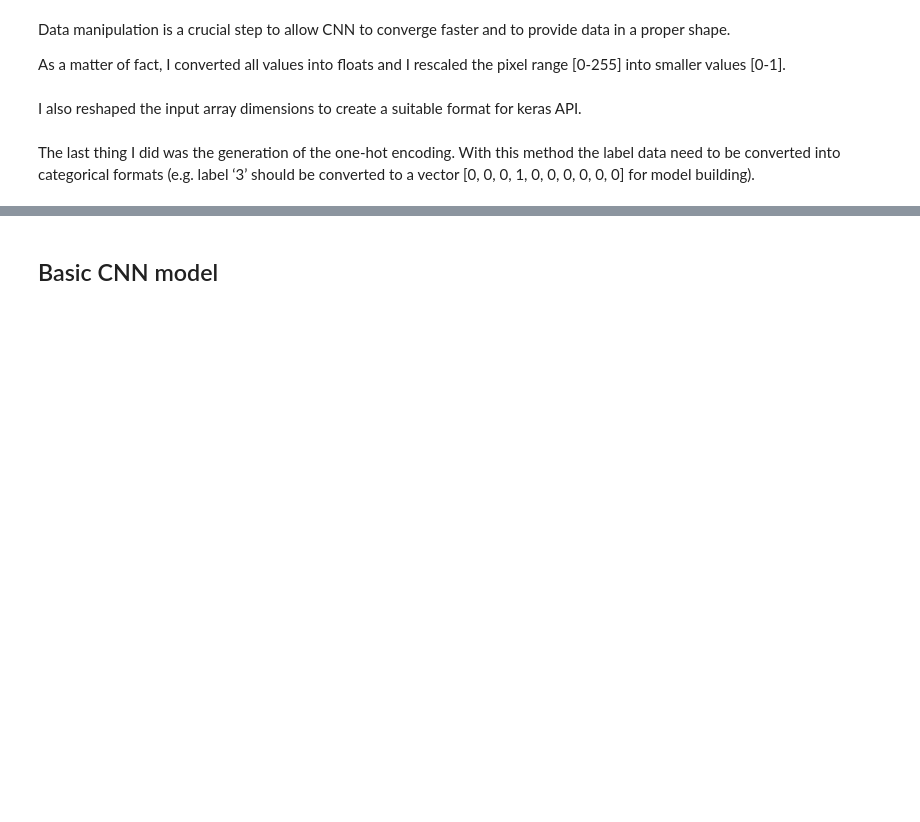
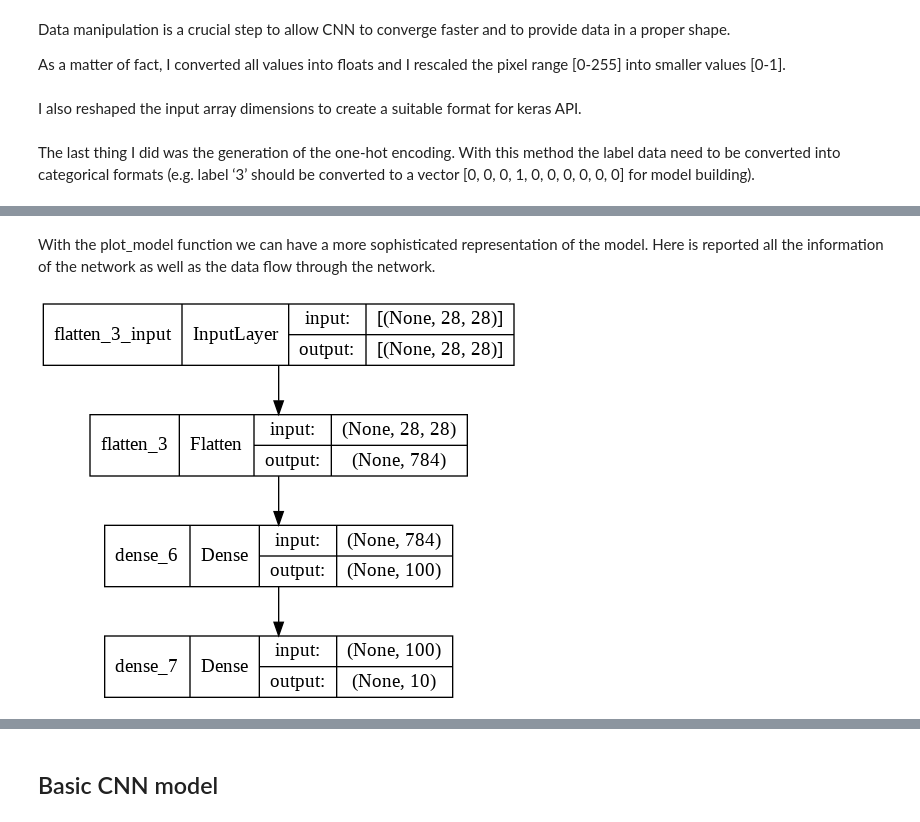
Before and after one commit to matteoorlandi5/machine_learning_project, a Jupyter notebook: Matteo_Orlandi_project.ipynb, the cells around one changed output, grey strips where cells are left out. Cells and saved outputs as stored; diff of their text form; code cells hidden in the pictures; blank space fills up the shorter version.

```diff
--- a/Matteo_Orlandi_project.ipynb
+++ b/Matteo_Orlandi_project.ipynb
@@ -487,0 +532,7 @@ labels_test=tf.keras.utils.to_categorical(labels_test)
+# %% [markdown]
+With the plot_model function we can have a more sophisticated representation of the model. Here is reported all the information of the network as well as the data flow through the network.
+# %%
+from keras.utils.vis_utils import plot_model
+plot_model(NN_model, show_shapes=True, show_layer_names=True)
+# %% [output]
+[figure, added]
```
Also changed, not shown: parts of 27 cells of this notebook.
